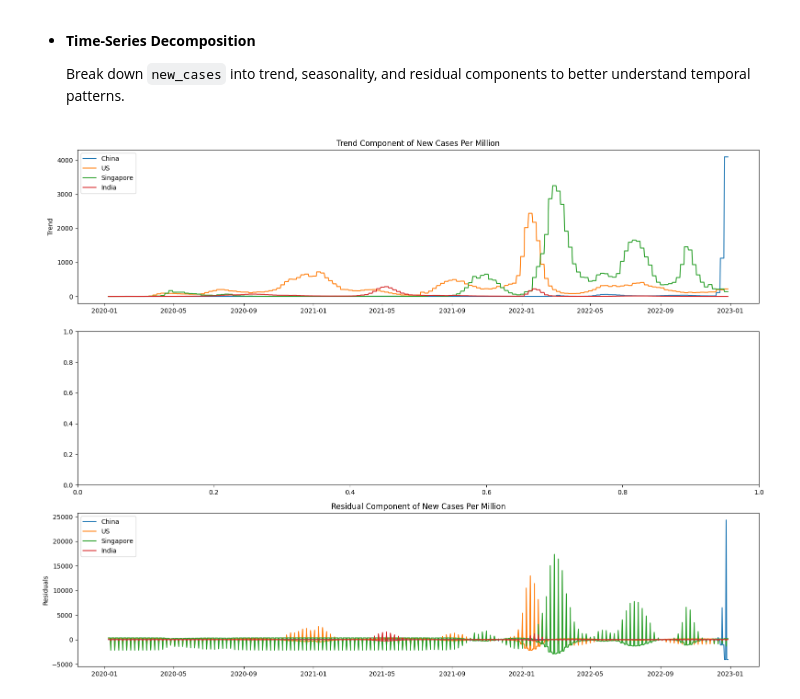
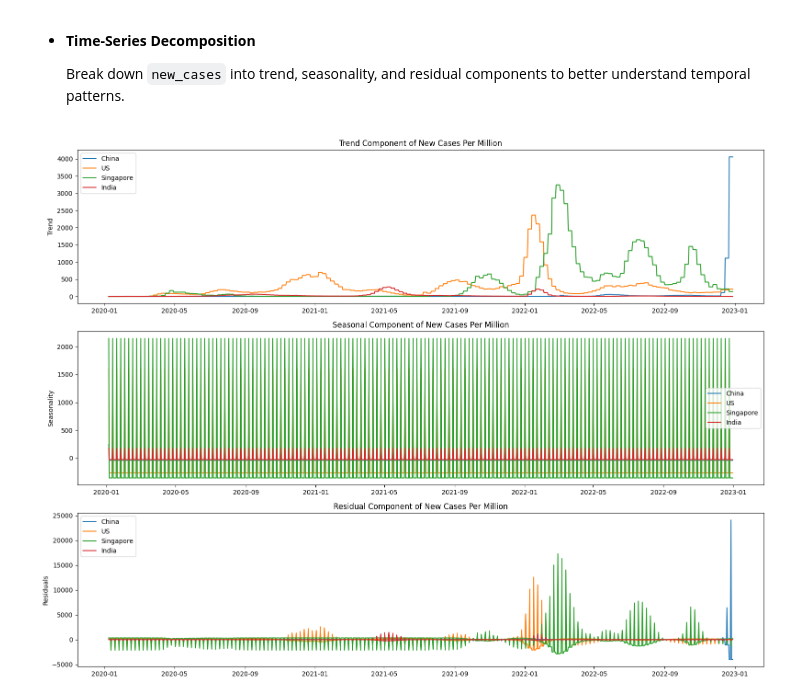
Before and after one commit to Kirigaya-Suguha/Final_Project_6, a Jupyter notebook: q1.ipynb, the cells around one changed output. Cells and saved outputs as stored; diff of their text form; code cells hidden in the pictures.

```diff
--- a/q1.ipynb
+++ b/q1.ipynb
@@ -86,7 +96,7 @@ merged_data = pd.merge(merged_data, vaccination_data, on=["location", "date"], h
 
 # Focus on relevant columns
 merged_data = merged_data[
-    ["date", "location", "new_cases", "new_deaths", "stringency_index",
+    ["date", "location", "new_cases", "new_deaths", "new_cases_per_million", "new_deaths_per_million", "stringency_index",
      "total_vaccinations_per_hundred"]
 ]
 # %% [markdown]
@@ -98,23 +108,17 @@ Create line plots of `new_cases` and `new_deaths` over time, annotated with sign
 
 Example (China's early lockdown and US vaccination campaign):
 # %%
-# 更新人口数据字典
-population_data = {
-    "China": 1_411_778_000,  # 中国人口
-    "United States": 331_002_651,  # 美国人口
-    "Singapore": 5_637_000,  # 新加坡人口
-    "India": 1_366_417_754,  # 印度人口
-}
+import pandas as pd
+import matplotlib.pyplot as plt
 
-# 计算每百万人感染人数
-merged_data["new_cases_per_million"] = merged_data.apply(
-    lambda row: (row["new_cases"] / population_data[row["location"]]) * 1_000_000 if row["location"] in population_data else 0, axis=1
-)
+# 确保 'date' 列是 datetime 类型
+merged_data['date'] = pd.to_datetime(merged_data['date'])
 
-plt.figure(figsize=(16, 8))
+# 设定需要比较的国家
+countries = ["China", "United States", "Singapore", "India"]
 
 # 绘制每百万人感染人数的曲线
-countries = ["China", "United States", "Singapore", "India"]
+plt.figure(figsize=(16, 8))
 for country in countries:
     subset = merged_data[merged_data["location"] == country]
     plt.plot(subset["date"], subset["new_cases_per_million"], label=f"{country} Cases per Million", alpha=0.7)
@@ -123,9 +127,12 @@ for country in countries:
 plt.axvline(pd.Timestamp("2020-01-23"), color="red", linestyle="--", label="China: Wuhan Lockdown")
 plt.axvline(pd.Timestamp("2021-01-01"), color="blue", linestyle="--", label="US: Vaccination Rollout")
 
+# 添加标题和标签
 plt.title("COVID-19 Cases Per Million with Key Policy Annotations (China, US, Singapore, India)")
 plt.xlabel("Date")
 plt.ylabel("New Cases Per Million")
 plt.legend()
+
+# 显示图形
 plt.show()
 # %% [output]
@@ -214,11 +221,6 @@ plt.show()
 
   Dual-axis plot of vaccination rates and new cases:
 # %%
-# 计算每百万人感染的病例数
-merged_data["new_cases_per_million"] = merged_data.apply(
-    lambda row: (row["new_cases"] / population_data[row["location"]]) * 1_000_000 if row["location"] in population_data else 0, axis=1
-)
-
 fig, ax1 = plt.subplots(figsize=(16, 8))
 
 # Plot new_cases_per_million
@@ -311,31 +316,38 @@ import matplotlib.pyplot as plt
 china_data = merged_data[merged_data["location"] == "China"].set_index("date")
 us_data = merged_data[merged_data["location"] == "United States"].set_index("date")
 sg_data = merged_data[merged_data["location"] == "Singapore"].set_index("date")
 india_data = merged_data[merged_data["location"] == "India"].set_index("date")
 
 # Create subplots for each decomposition component
 fig, axes = plt.subplots(3, 1, figsize=(16, 12))  # 3 rows, 1 column
 
 # Decompose the data for each country
 countries = [("China", china_data), ("US", us_data), ("Singapore", sg_data), ("India", india_data)]
 decompositions = {country: seasonal_decompose(data["new_cases_per_million"].fillna(0), model="additive", period=7) for country, data in countries}
 
 # Plot trend for each country
 for i, (country, decomposition) in enumerate(decompositions.items()):
     axes[0].plot(decomposition.trend, label=country)
 axes[0].set_title('Trend Component of New Cases Per Million')
 axes[0].set_ylabel('Trend')
 axes[0].legend()
 
+# Plot seasonal component for each country
+for i, (country, decomposition) in enumerate(decompositions.items()):
+    axes[1].plot(decomposition.seasonal, label=country)
+axes[1].set_title('Seasonal Component of New Cases Per Million')
+axes[1].set_ylabel('Seasonality')
+axes[1].legend()
+
 # Plot residual component for each country
 for i, (country, decomposition) in enumerate(decompositions.items()):
     axes[2].plot(decomposition.resid, label=country)
 axes[2].set_title('Residual Component of New Cases Per Million')
 axes[2].set_ylabel('Residuals')
 axes[2].legend()
 
 # Adjust layout
 plt.tight_layout()
 plt.show()
 # %% [output]
-[figure, old version]
+[figure, new version]
```
Also changed, not shown: parts of 9 cells of this notebook, 1 other file.
